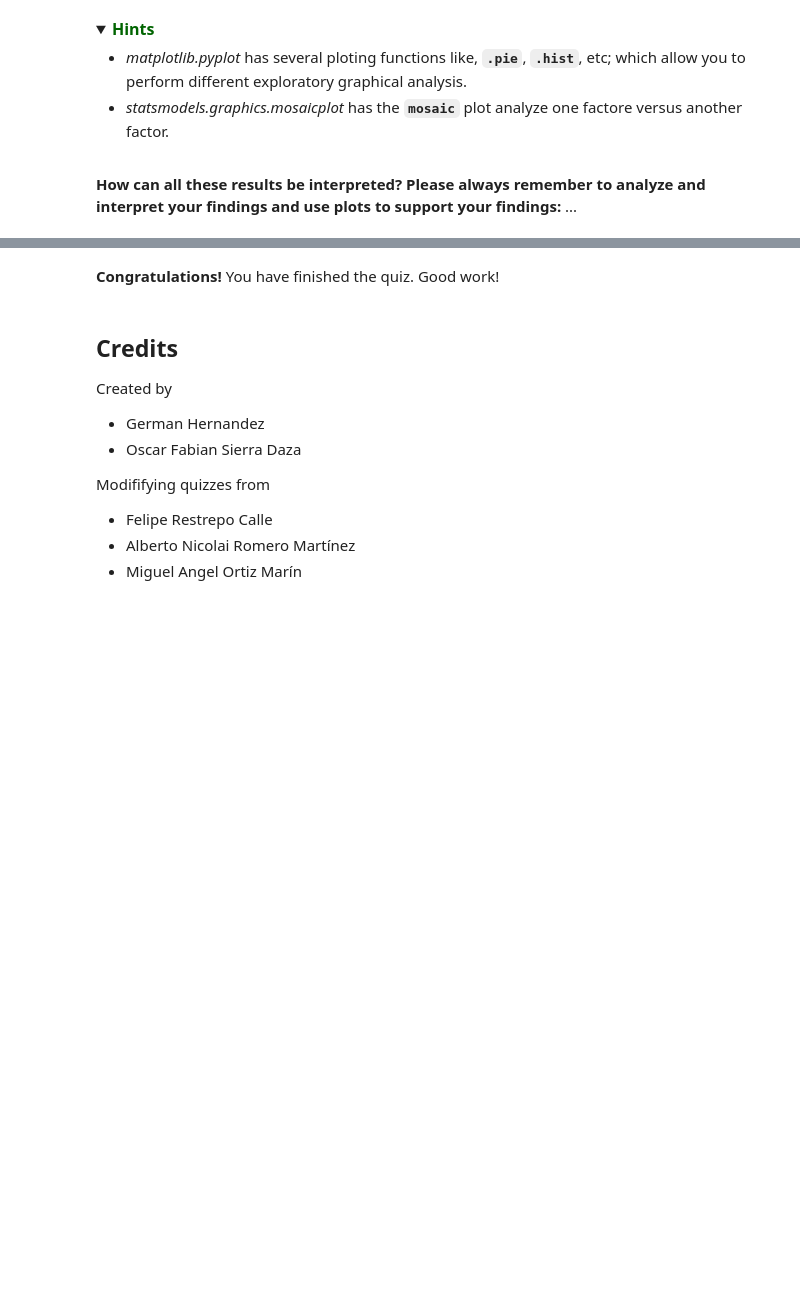
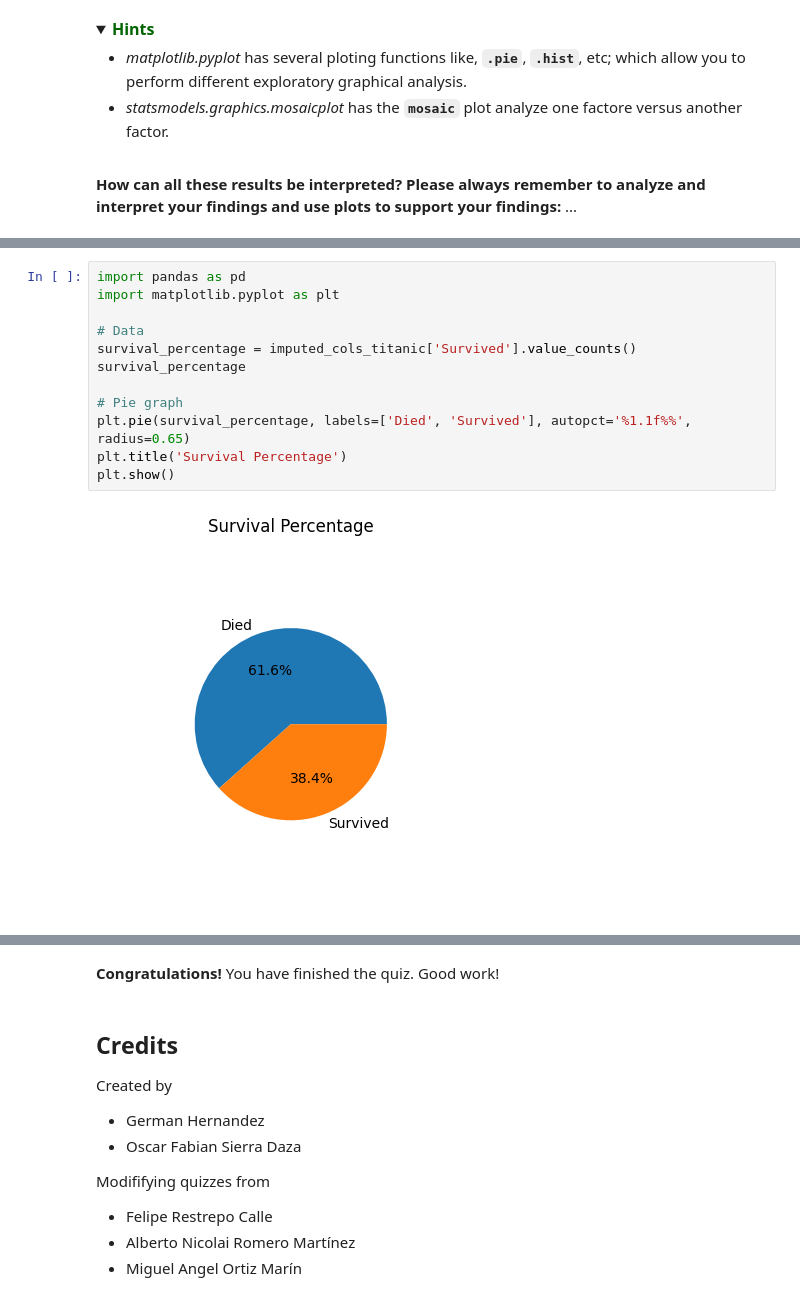
Before and after one commit to Colmirage/AlgorithmsUN2024I, a Jupyter notebook: semolinag_Quiz3.ipynb, the cells around one changed output, grey strips where cells are left out. Saved outputs shown, nothing was run; the diff lists cells and outputs as text; folded sections open; blank space fills up the shorter version.

```diff
--- a/semolinag_Quiz3.ipynb
+++ b/semolinag_Quiz3.ipynb
@@ -580,0 +616,14 @@ The output of the above cell should be:
+# %%
+import pandas as pd
+import matplotlib.pyplot as plt
+
+# Data
+survival_percentage = imputed_cols_titanic['Survived'].value_counts()
+survival_percentage
+
+# Pie graph
+plt.pie(survival_percentage, labels=['Died', 'Survived'], autopct='%1.1f%%', radius=0.65)
+plt.title('Survival Percentage')
+plt.show()
+# %% [output]
+[figure, added]
```
Also changed, not shown: parts of 16 cells of this notebook.
